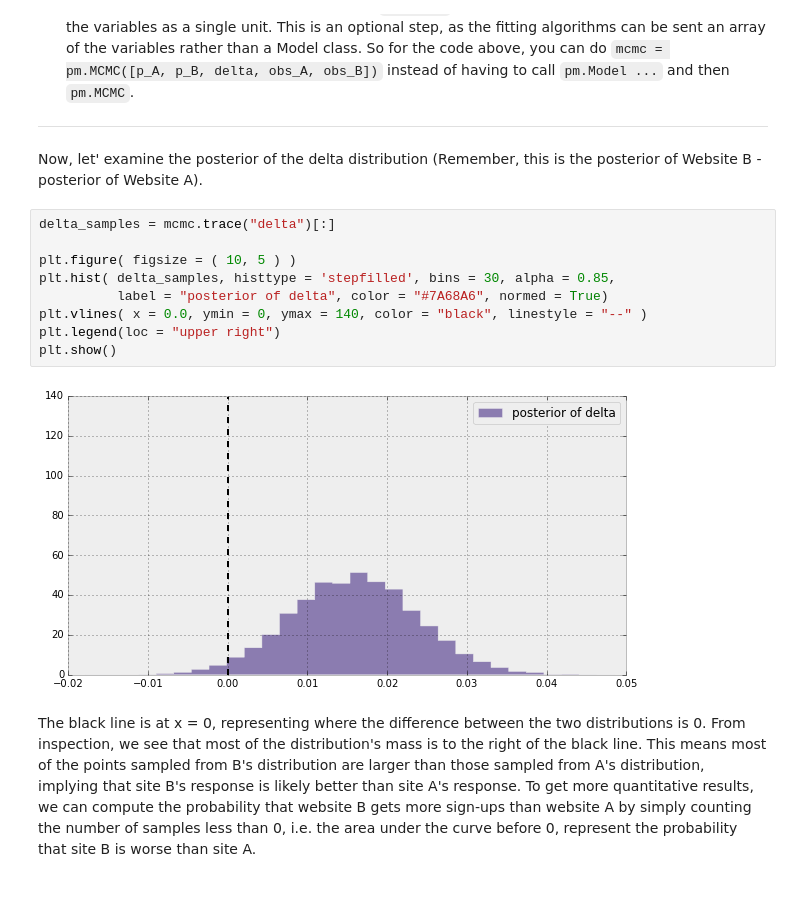
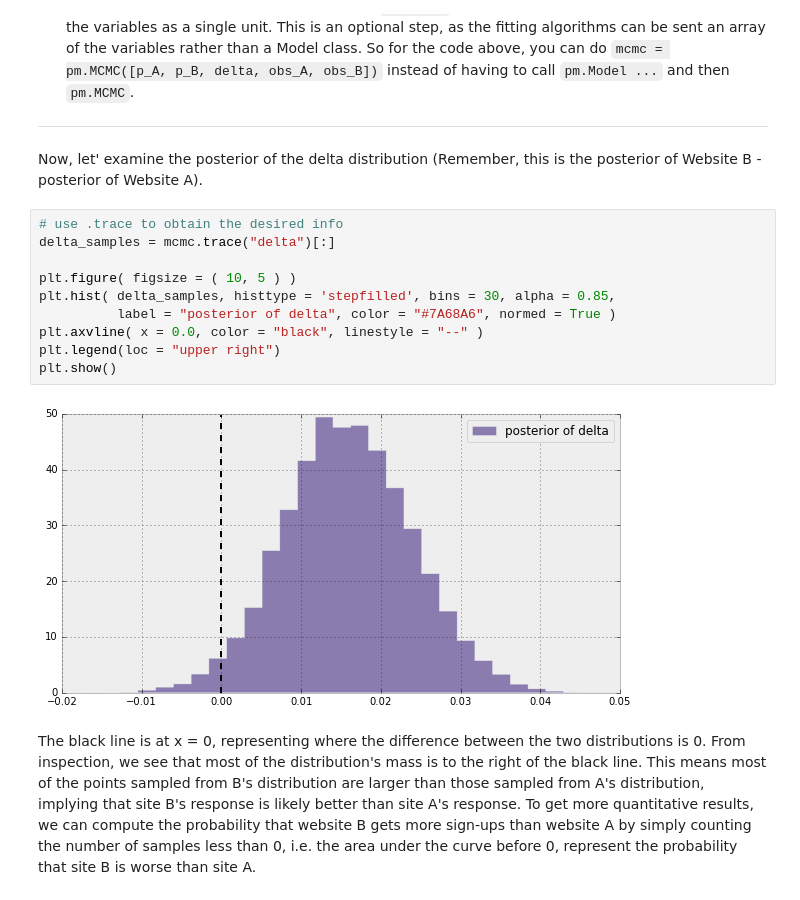
Before and after one commit to ethen8181/Business-Analytics, a Jupyter notebook: bayesian_statistics/bayesian_AB_test.ipynb, the cells around one changed output. Drawn from its saved outputs; the diff is of its cells as text.

```diff
--- a/bayesian_statistics/bayesian_AB_test.ipynb
+++ b/bayesian_statistics/bayesian_AB_test.ipynb
@@ -88,16 +109,17 @@ Notes on the code above:
 
 Now, let' examine the posterior of the delta distribution (Remember, this is the posterior of Website B - posterior of Website A).
 # %%
+# use .trace to obtain the desired info
 delta_samples = mcmc.trace("delta")[:]
 
 plt.figure( figsize = ( 10, 5 ) )
 plt.hist( delta_samples, histtype = 'stepfilled', bins = 30, alpha = 0.85,
-          label = "posterior of delta", color = "#7A68A6", normed = True)
-plt.vlines( x = 0.0, ymin = 0, ymax = 140, color = "black", linestyle = "--" )
+          label = "posterior of delta", color = "#7A68A6", normed = True )
+plt.axvline( x = 0.0, color = "black", linestyle = "--" )
 plt.legend(loc = "upper right")
 plt.show()
 # %% [output]
-[figure, old version]
+[figure, new version]
 # %% [markdown]
 The black line is at x = 0, representing where the difference between the two distributions is 0. From inspection, we see that most of the distribution's mass is to the right of the black line. This means most of the points sampled from B's distribution are larger than those sampled from A's distribution, implying that site B's response is likely better than site A's response. To get more quantitative results, we can compute the probability that website B gets more sign-ups than website A by simply counting the number of samples less than 0, i.e. the area under the curve before 0,
 represent the probability that site B is worse than site A.
```
Also changed, not shown: parts of 31 cells of this notebook, 2 other files.
